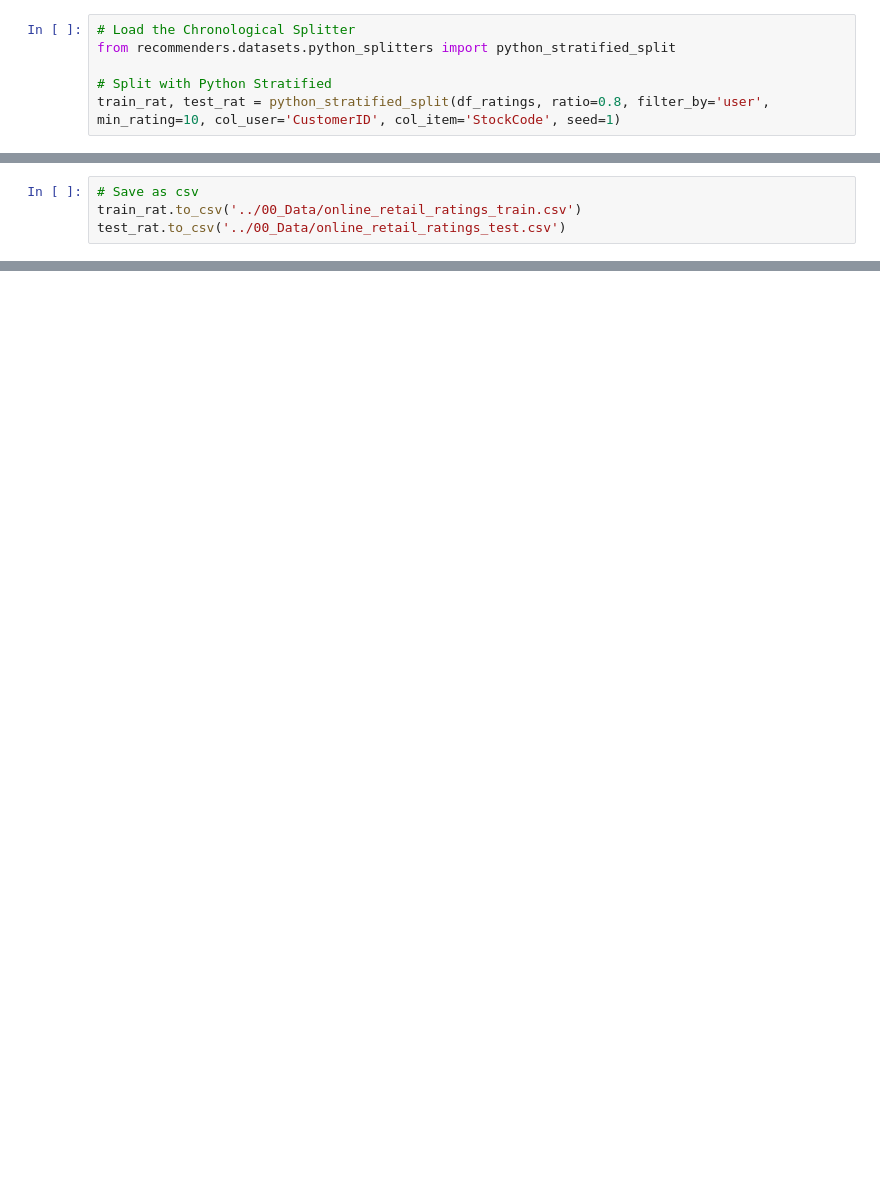
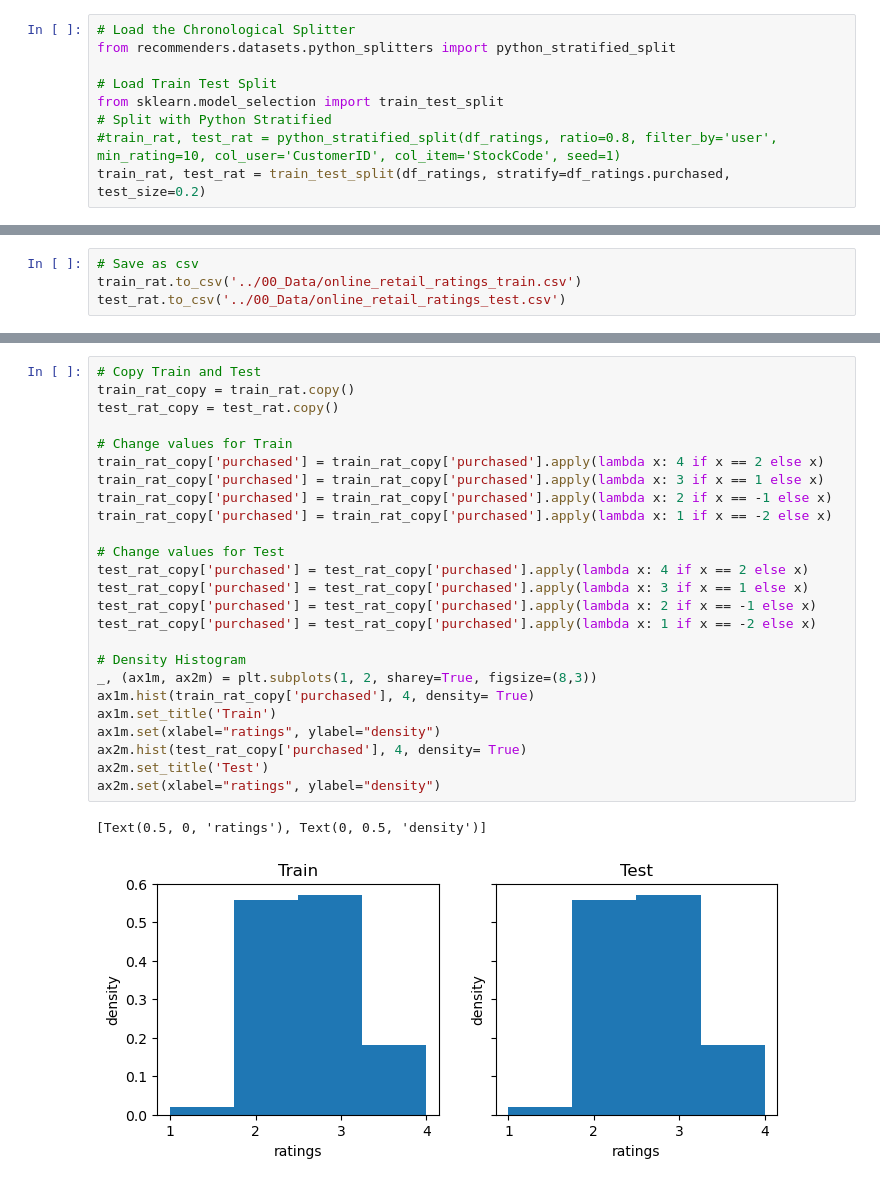
Before and after one commit to uadR1/Master-Thesis-Building-and-Evaluating-Candidate-Generation-Models-with-Neural-Networks, a Jupyter notebook: 02_Data_Preparation/01_OnlineRetail_Preparation.ipynb, the cells around one changed output, grey strips where cells are left out. Drawn from its saved outputs; the diff is of its cells as text; blank space fills up the shorter version.

```diff
--- a/02_Data_Preparation/01_OnlineRetail_Preparation.ipynb
+++ b/02_Data_Preparation/01_OnlineRetail_Preparation.ipynb
@@ -450,8 +560,11 @@ Name: purchased, dtype: int64
 # Load the Chronological Splitter
 from recommenders.datasets.python_splitters import python_stratified_split
 
+# Load Train Test Split
+from sklearn.model_selection import train_test_split
 # Split with Python Stratified
-train_rat, test_rat = python_stratified_split(df_ratings, ratio=0.8, filter_by='user', min_rating=10, col_user='CustomerID', col_item='StockCode', seed=1)
+#train_rat, test_rat = python_stratified_split(df_ratings, ratio=0.8, filter_by='user', min_rating=10, col_user='CustomerID', col_item='StockCode', seed=1)
+train_rat, test_rat = train_test_split(df_ratings, stratify=df_ratings.purchased, test_size=0.2)
 # %%
 # Rows in Train & Test
 print("Rows in train:", train_rat.shape[0])
@@ -495,0 +634,28 @@ test_rat.to_csv('../00_Data/online_retail_ratings_test.csv')
+# %%
+# Copy Train and Test
+train_rat_copy = train_rat.copy()
+test_rat_copy = test_rat.copy()
+
+# Change values for Train
+train_rat_copy['purchased'] = train_rat_copy['purchased'].apply(lambda x: 4 if x == 2 else x)
+train_rat_copy['purchased'] = train_rat_copy['purchased'].apply(lambda x: 3 if x == 1 else x)
+train_rat_copy['purchased'] = train_rat_copy['purchased'].apply(lambda x: 2 if x == -1 else x)
+train_rat_copy['purchased'] = train_rat_copy['purchased'].apply(lambda x: 1 if x == -2 else x)
+
+# Change values for Test
+test_rat_copy['purchased'] = test_rat_copy['purchased'].apply(lambda x: 4 if x == 2 else x)
+test_rat_copy['purchased'] = test_rat_copy['purchased'].apply(lambda x: 3 if x == 1 else x)
+test_rat_copy['purchased'] = test_rat_copy['purchased'].apply(lambda x: 2 if x == -1 else x)
+test_rat_copy['purchased'] = test_rat_copy['purchased'].apply(lambda x: 1 if x == -2 else x)
+
+# Density Histogram
+_, (ax1m, ax2m) = plt.subplots(1, 2, sharey=True, figsize=(8,3))
+ax1m.hist(train_rat_copy['purchased'], 4, density= True)
+ax1m.set_title('Train')
+ax1m.set(xlabel="ratings", ylabel="density")
+ax2m.hist(test_rat_copy['purchased'], 4, density= True)
+ax2m.set_title('Test')
+ax2m.set(xlabel="ratings", ylabel="density")
+# %% [output]
+[Text(0.5, 0, 'ratings'), Text(0, 0.5, 'density')]
+[figure, added]
```
Also changed, not shown: parts of 20 cells of this notebook, 1 other file.
